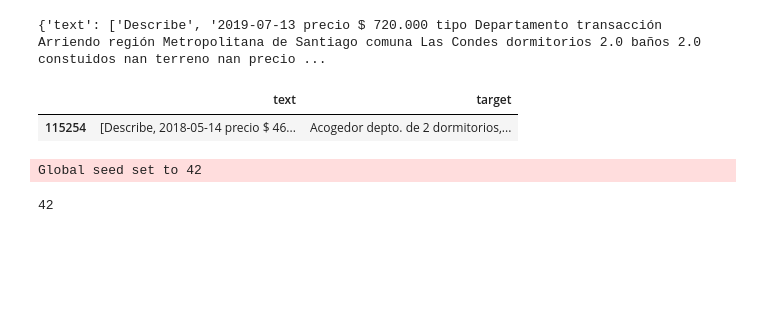
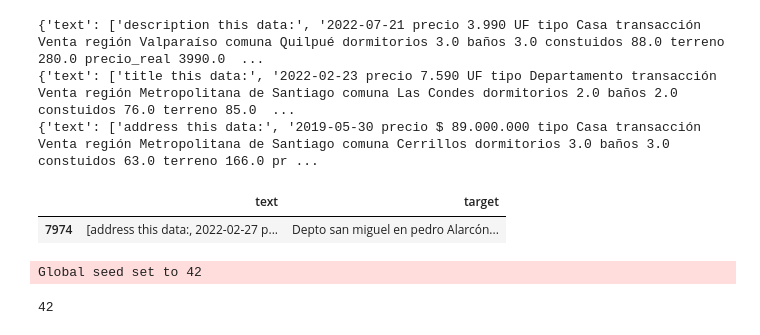
Before and after one commit to gvillarroel/synthetic-data-for-text, a Jupyter notebook: notebooks/economicos_text.ipynb, the cells around one changed output. Saved outputs shown, nothing was run; the diff lists cells and outputs as text; code cells hidden in the pictures; blank space fills up the shorter version.

```diff
--- a/notebooks/economicos_text.ipynb
+++ b/notebooks/economicos_text.ipynb
@@ -18,7 +18,7 @@ df.sample(3)
 # %%
-def convert(row):
+def convert(row, column="description"):
     return {
-        "text": ["Describe", f"""{row.publication_date.strftime('%Y-%m-%d')}
+        "text": [f"{column} this data:", f"""{row.publication_date.strftime('%Y-%m-%d')}
 precio {row.price}
 tipo {row.property_type}
 transacción {row.transaction_type}
@@ -31,20 +31,29 @@ terreno {row.m_size}
 precio_real {row._price}
 titulo: {row.title}
 dirección: {row.address}""".replace("\n", " ")],
-        "target": row.description
+        "target": row[column]
         }
 
+from functools import partial
 print(
     df.sample(1).apply(convert, axis=1).iloc[-1]
 )
+print(
+    df.sample(1).apply(partial(convert, column="title"), axis=1).iloc[-1]
+)
+print(
+    df.sample(1).apply(partial(convert, column="address"), axis=1).iloc[-1]
+)
 # %% [output]
-{'text': ['Describe', '2019-07-13 precio $ 720.000 tipo Departamento transacción Arriendo región Metropolitana de Santiago comuna Las Condes dormitorios 2.0 baños 2.0 constuidos nan terreno nan precio ...
+{'text': ['description this data:', '2022-07-21 precio 3.990 UF tipo Casa transacción Venta región Valparaíso comuna Quilpué dormitorios 3.0 baños 3.0 constuidos 88.0 terreno 280.0 precio_real 3990.0  ...
+{'text': ['title this data:', '2022-02-23 precio 7.590 UF tipo Departamento transacción Venta región Metropolitana de Santiago comuna Las Condes dormitorios 2.0 baños 2.0 constuidos 76.0 terreno 85.0  ...
+{'text': ['address this data:', '2019-05-30 precio $ 89.000.000 tipo Casa transacción Venta región Metropolitana de Santiago comuna Cerrillos dormitorios 3.0 baños 3.0 constuidos 63.0 terreno 166.0 pr ...
 # %%
-df_text = pd.DataFrame(df.apply(convert, axis=1).to_list())
+df_text = pd.concat([pd.DataFrame(df.apply(convert, axis=1).to_list()), pd.DataFrame(df.apply(partial(convert, column="title"), axis=1).to_list()), pd.DataFrame(df.apply(partial(convert, column="address"), axis=1).to_list())])
 df_text.sample(1)
 # %% [output]
 |  | text | target |
-| 115254 | [Describe, 2018-05-14 precio $ 46... | Acogedor depto. de 2 dormitorios,... |
+| 7974 | [address this data:, 2022-02-27 p... | Depto san miguel en pedro Alarcón... |
 # %%
 import argparse
 from argparse import ArgumentParser
```
Also changed, not shown: parts of 3 cells of this notebook, 19 other files.
